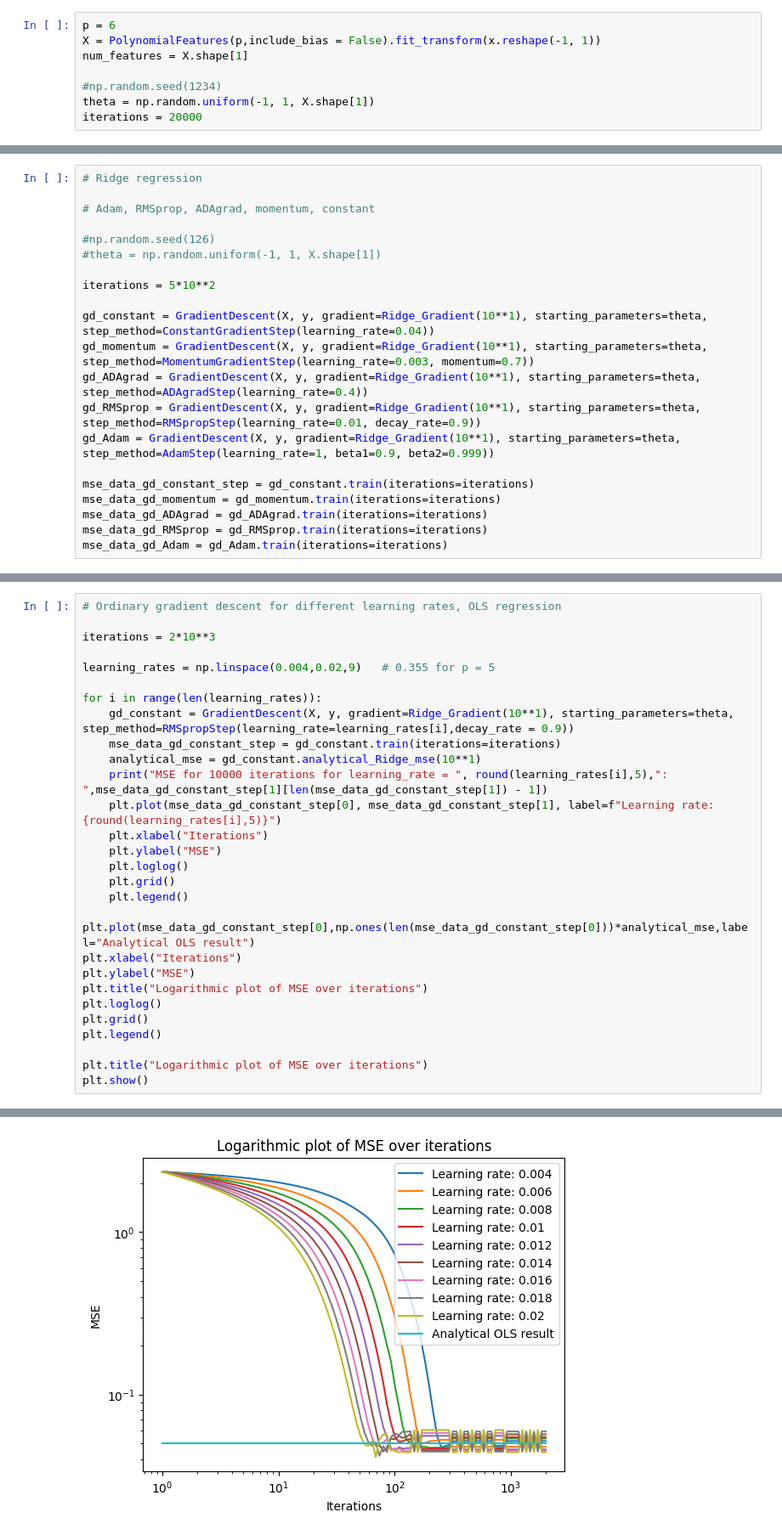
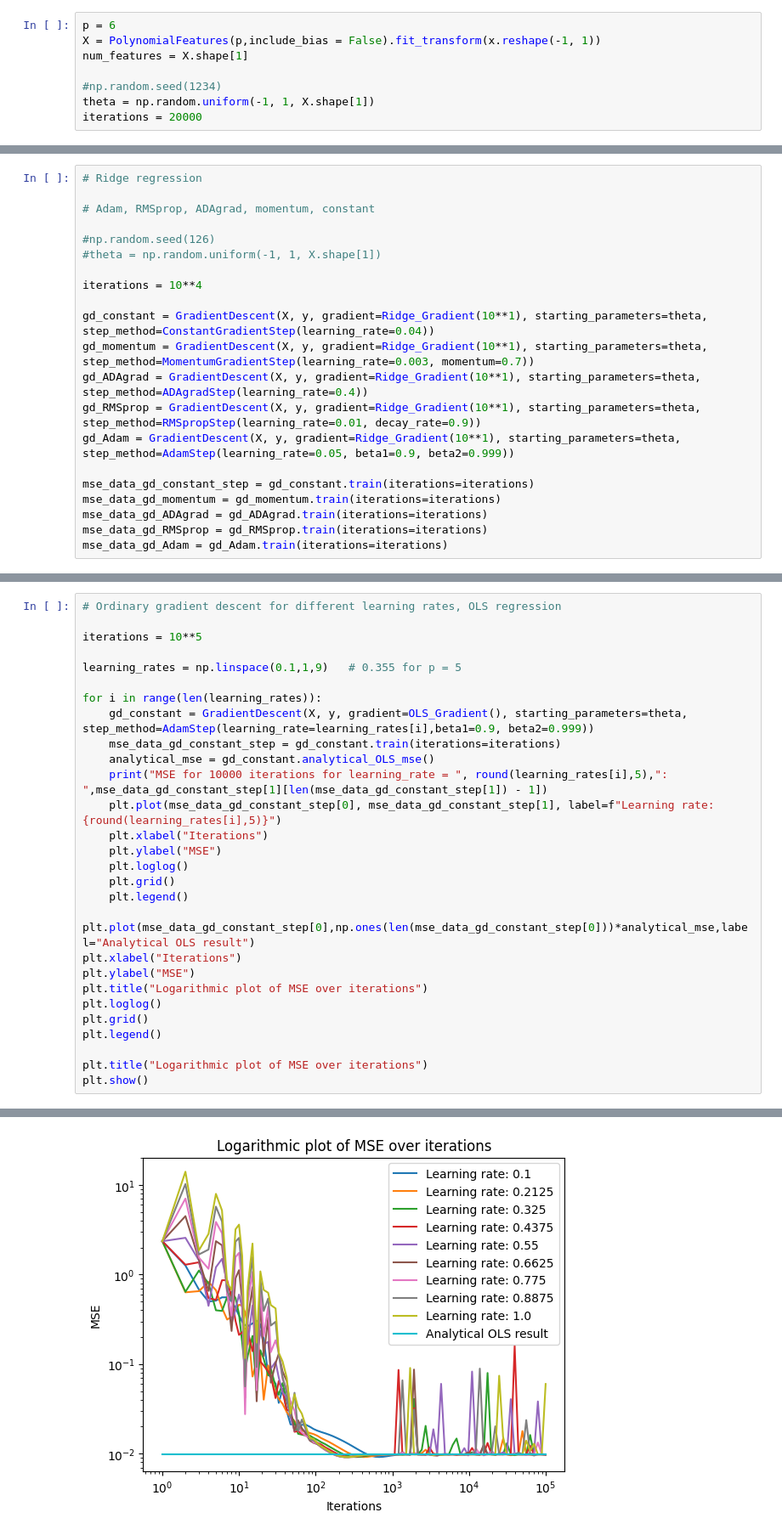
Before and after one commit to HeineEH/FYS-STK3155-4155_Project1, a Jupyter notebook: code/project_1d.ipynb, the cells around one changed output, grey strips where cells are left out. Shown at 85% size. Saved outputs shown, nothing was run; the diff lists cells and outputs as text.

```diff
--- a/code/project_1d.ipynb
+++ b/code/project_1d.ipynb
@@ -80,13 +80,13 @@ plt.show()
 #np.random.seed(126)
 #theta = np.random.uniform(-1, 1, X.shape[1])
 
-iterations = 5*10**2
+iterations = 10**4
 
 gd_constant = GradientDescent(X, y, gradient=Ridge_Gradient(10**1), starting_parameters=theta, step_method=ConstantGradientStep(learning_rate=0.04))
 gd_momentum = GradientDescent(X, y, gradient=Ridge_Gradient(10**1), starting_parameters=theta, step_method=MomentumGradientStep(learning_rate=0.003, momentum=0.7))
 gd_ADAgrad = GradientDescent(X, y, gradient=Ridge_Gradient(10**1), starting_parameters=theta, step_method=ADAgradStep(learning_rate=0.4))
 gd_RMSprop = GradientDescent(X, y, gradient=Ridge_Gradient(10**1), starting_parameters=theta, step_method=RMSpropStep(learning_rate=0.01, decay_rate=0.9))
-gd_Adam = GradientDescent(X, y, gradient=Ridge_Gradient(10**1), starting_parameters=theta, step_method=AdamStep(learning_rate=1, beta1=0.9, beta2=0.999))
+gd_Adam = GradientDescent(X, y, gradient=Ridge_Gradient(10**1), starting_parameters=theta, step_method=AdamStep(learning_rate=0.05, beta1=0.9, beta2=0.999))
 
 mse_data_gd_constant_step = gd_constant.train(iterations=iterations)
 mse_data_gd_momentum = gd_momentum.train(iterations=iterations)
@@ -112,14 +112,14 @@ plt.show()
 # %%
 # Ordinary gradient descent for different learning rates, OLS regression
 
-iterations = 2*10**3
+iterations = 10**5
 
-learning_rates = np.linspace(0.004,0.02,9)   # 0.355 for p = 5
+learning_rates = np.linspace(0.1,1,9)   # 0.355 for p = 5
 
 for i in range(len(learning_rates)):
-    gd_constant = GradientDescent(X, y, gradient=Ridge_Gradient(10**1), starting_parameters=theta, step_method=RMSpropStep(learning_rate=learning_rates[i],decay_rate = 0.9))
+    gd_constant = GradientDescent(X, y, gradient=OLS_Gradient(), starting_parameters=theta, step_method=AdamStep(learning_rate=learning_rates[i],beta1=0.9, beta2=0.999))
     mse_data_gd_constant_step = gd_constant.train(iterations=iterations)
-    analytical_mse = gd_constant.analytical_Ridge_mse(10**1)
+    analytical_mse = gd_constant.analytical_OLS_mse()
     print("MSE for 10000 iterations for learning_rate = ", round(learning_rates[i],5),": ",mse_data_gd_constant_step[1][len(mse_data_gd_constant_step[1]) - 1])
     plt.plot(mse_data_gd_constant_step[0], mse_data_gd_constant_step[1], label=f"Learning rate: {round(learning_rates[i],5)}")
     plt.xlabel("Iterations")
@@ -151,4 +151,4 @@ MSE for 10000 iterations for learning_rate =  0.02 :  0.04426505458651185
-[figure, old version]
+[figure, new version]
 # %% [markdown]
 ## NOTES
 
```
Also changed, not shown: parts of 4 cells of this notebook, 1 other file.
